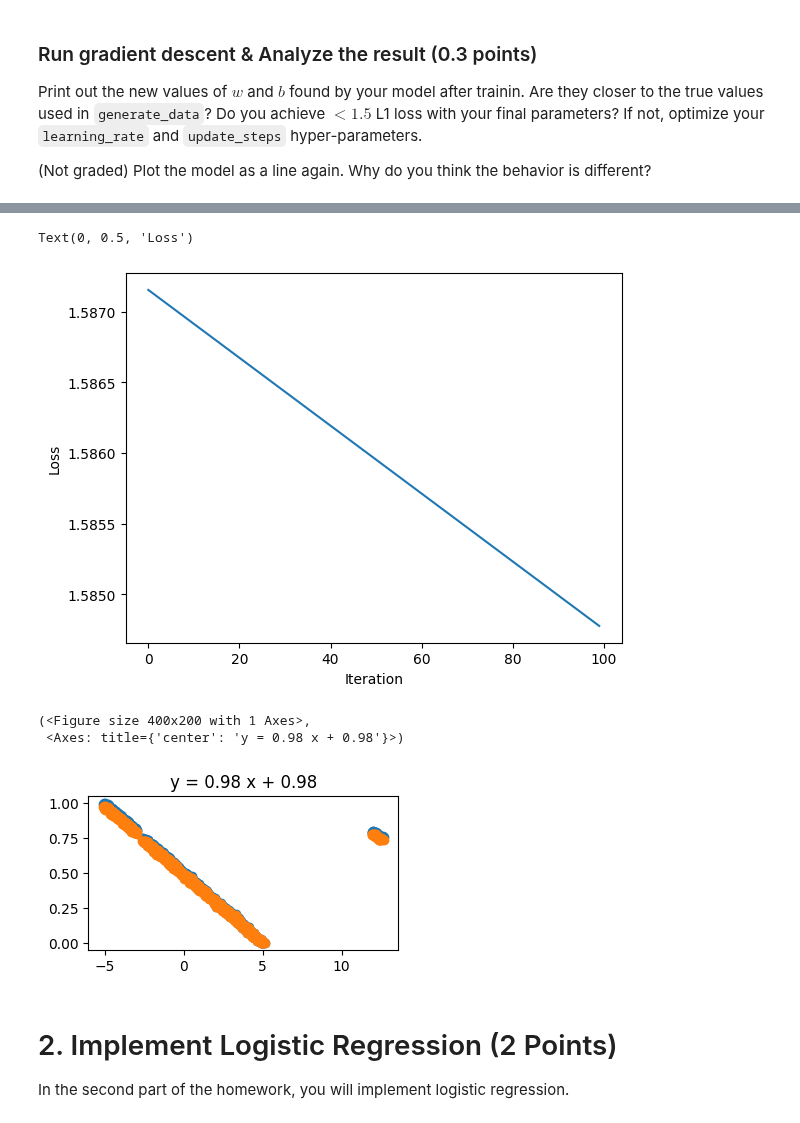
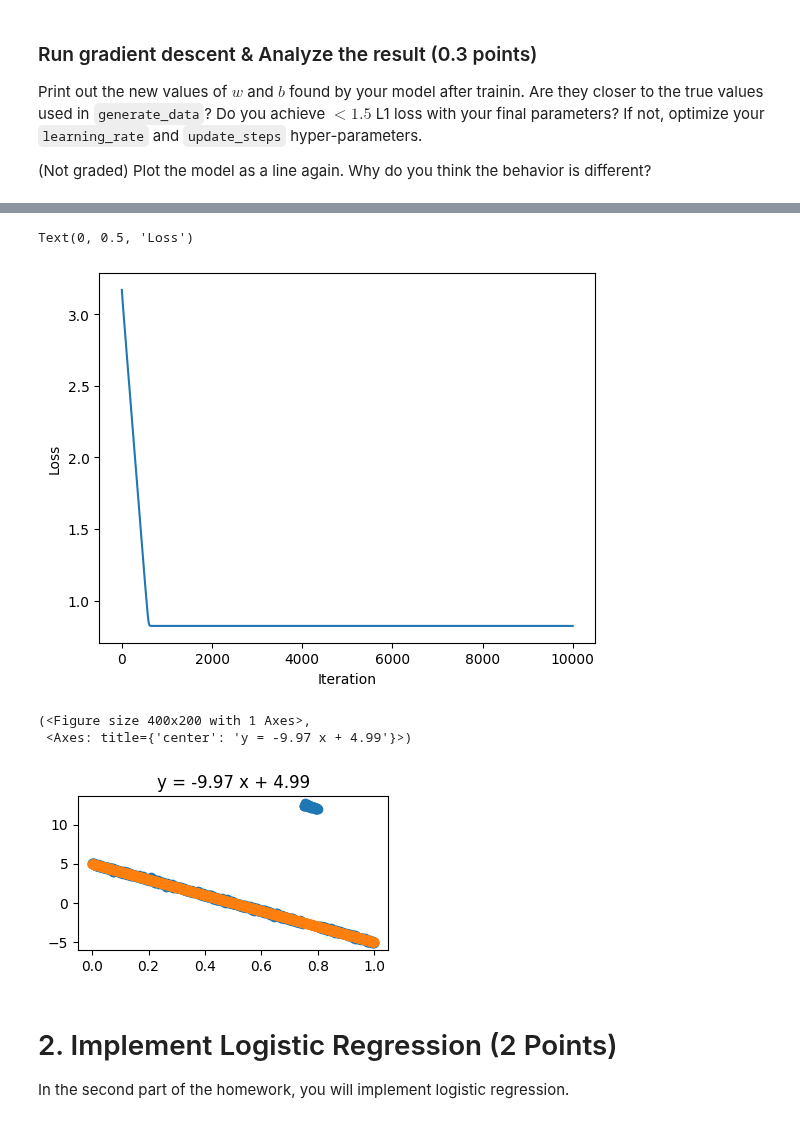
Before and after one commit to AfraAd/CSC413-Homeworks, a Jupyter notebook: Fall25_HW1_Regression.ipynb, the cells around one changed output, grey strips where cells are left out. Drawn from its saved outputs; the diff is of its cells as text; code cells hidden in the pictures.

```diff
--- a/Fall25_HW1_Regression.ipynb
+++ b/Fall25_HW1_Regression.ipynb
@@ -174,8 +174,8 @@ Print out the values of $w$ and $b$ found by your model after training and compa
 ## TODO: make sure to play around with different learning_rate and update_steps combinations
 ## so that your model achieves <5.2 MSE loss
 ## Make sure to update the parameters
-learning_rate = 0.001
-update_steps = 100
+learning_rate = 0.1
+update_steps = 100000
 ##########################################
 
 new_weight, new_bias, losses = train_linear_regression(inputs, targets, weight, bias, learning_rate, update_steps)
@@ -231,7 +231,7 @@ def robust_lr_loss(weight: float, bias: float, inputs: np.array, targets: np.arr
     ##########################################
     ## TODO: Implement L1 loss
     ## Your Code, 0.2 points
-    res = 0.5 * np.mean(np.abs(targets - model(weight, bias, inputs)))
+    res = np.mean(np.abs(targets - robust_lr_model(weight, bias, inputs)))
     ##########################################
     return res
 
@@ -284,8 +284,8 @@ Print out the new values of $w$ and $b$ found by your model after trainin. Are t
 ## TODO: make sure to play around with different learning_rate and update_steps combinations
 ## so that your model achieves <1.5 L1 loss
 ## Make sure to update the parameters
-robust_lr_learning_rate = 0.001
-robust_lr_update_steps = 100
+robust_lr_learning_rate = 0.1
+robust_lr_update_steps = 10000
 ##########################################
 
 robust_lr_new_weight, robust_lr_new_bias, robust_lr_losses = train_robust_linear_regression(inputs, targets, weight, bias, robust_lr_learning_rate, robust_lr_update_steps)
@@ -300,28 +300,28 @@ Final loss: 1.5847754222699164
 Text(0, 0.5, 'Loss')
-[figure, old version]
+[figure, new version]
 # %%
 def plot_robust_lr_model_prediction(x, y):
   fig, ax = plt.subplots(figsize=(4, 2))
   ##########################################
   ## TODO: Create a scatter plot of the data
   # (0 points)
-  ax.scatter(y, x)
+  ax.scatter(x, y)
 
   ## TODO: Create a scatter plot of the predicted values (by the robust_lr model)
   # (0 points)
-  ax.scatter(y, robust_lr_model(robust_lr_new_weight, robust_lr_new_bias, x))
+  ax.scatter(x, robust_lr_model(robust_lr_new_weight, robust_lr_new_bias, x))
 
   ##########################################
 
-  ax.set_title(f"y = {robust_lr_new_weight:.2f} x + {robust_lr_new_weight:.2f}")
+  ax.set_title(f"y = {robust_lr_new_weight:.2f} x + {robust_lr_new_bias:.2f}")
 
   return fig, ax
 
 plot_robust_lr_model_prediction(inputs,targets)
 # %% [output]
 (<Figure size 400x200 with 1 Axes>,
- <Axes: title={'center': 'y = 0.98 x + 0.98'}>)
+ <Axes: title={'center': 'y = -9.97 x + 4.99'}>)
-[figure, old version]
+[figure, new version]
 # %% [markdown]
 # 2. Implement Logistic Regression (2 Points)
 In the second part of the homework, you will implement logistic regression.
```
Also changed, not shown: parts of 7 cells of this notebook.
